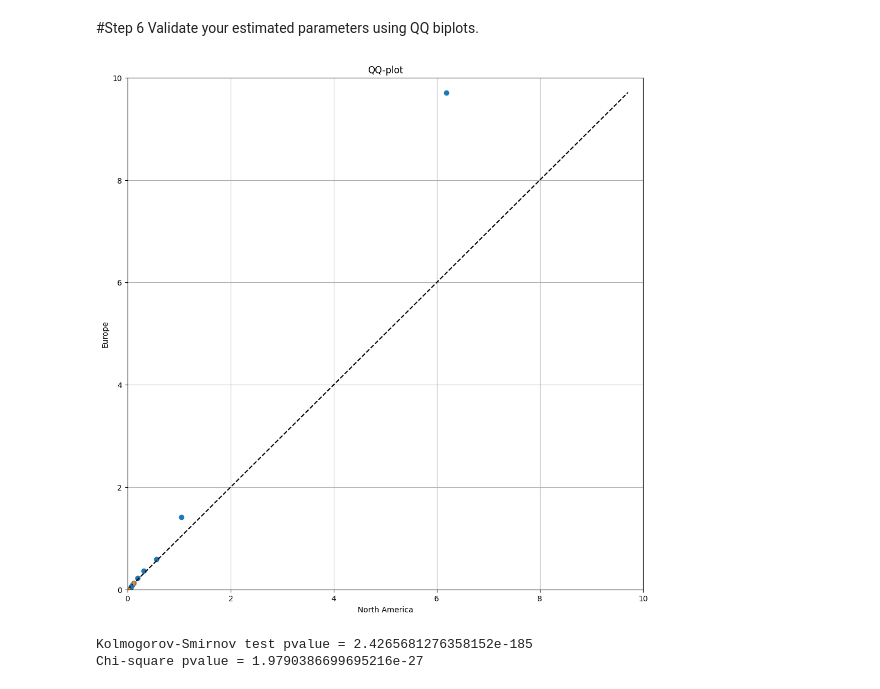
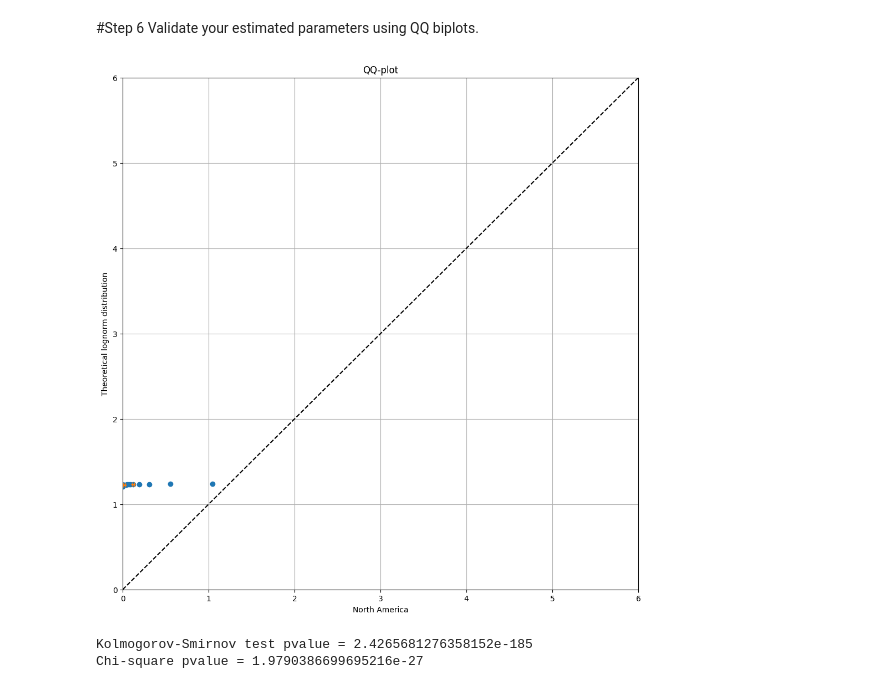
Before and after one commit to maximilian-g/mmsa_labs, a Jupyter notebook: mmsa_lab_1/step_6_7.ipynb, the cells around one changed output. Drawn from its saved outputs; the diff is of its cells as text; code cells hidden in the pictures.

```diff
--- a/mmsa_lab_1/step_6_7.ipynb
+++ b/mmsa_lab_1/step_6_7.ipynb
@@ -37,47 +37,50 @@ def conf_intervals(data, qn):
 # Расчет квантилей
 percs = np.linspace(0, 100, 21)
 qn_first = np.percentile(res['North America'], percs)
-qn_second = np.percentile(res['Europe'], percs)
+params = scipy.stats.lognorm.fit(res['North America'])
+lognormTest = np.random.lognormal(mean=res['North America'].mean(), sigma=params[2], size=len(res['North America']))
+
+qn_second = np.percentile(lognormTest, percs)
 
 conf_first = conf_intervals(res['North America'], qn_first)
-conf_second = conf_intervals(res['Europe'], qn_second)
+conf_second = conf_intervals(lognormTest, qn_second)
 
 conf_first_list = []
 conf_second_list = []
 for element1, element2 in zip(conf_first, conf_second):
     conf_first_list.append(element1[0])
     conf_second_list.append(element2[0])
 
 # Построение квантильного биплота для двух случайных величин
 plt.figure(figsize=(12, 12))
 
 min_qn = np.min([qn_first.min(), qn_second.min()])
 max_qn = np.max([qn_first.max(), qn_second.max()])
 x = np.linspace(min_qn, max_qn)
 
 plt.plot(qn_first, qn_second, ls="", marker="o", markersize=6)
 plt.plot(x, x, color="k", ls="--")
 plt.xlabel(f'North America')
-plt.ylabel(f'Europe')
-plt.xlim([min_qn, 10])
-plt.ylim([min_qn, 10])
+plt.ylabel(f'Theoretical lognorm distribution')
+plt.xlim([min_qn, 6])
+plt.ylim([min_qn, 6])
 plt.grid(True)
 
 plt.errorbar(
     # [25%, 50%, 75%]
     [qn_first[5], qn_first[10], qn_first[15]],
     [qn_second[5], qn_second[10], qn_second[15]],
     xerr=conf_first_list,
     yerr=conf_second_list,
     ls='none',
     capsize=3,
     elinewidth=2
 )
 
 plt.title('QQ-plot')
 plt.show()
 # %% [output]
-[figure, old version]
+[figure, new version]
 # %%
 # Determination of the parameters of the lognormal distribution of the average transaction value for North America
 x = np.linspace(np.min(res['North America']), np.max(res['North America']))
```
Also changed, not shown: 9 other files.
